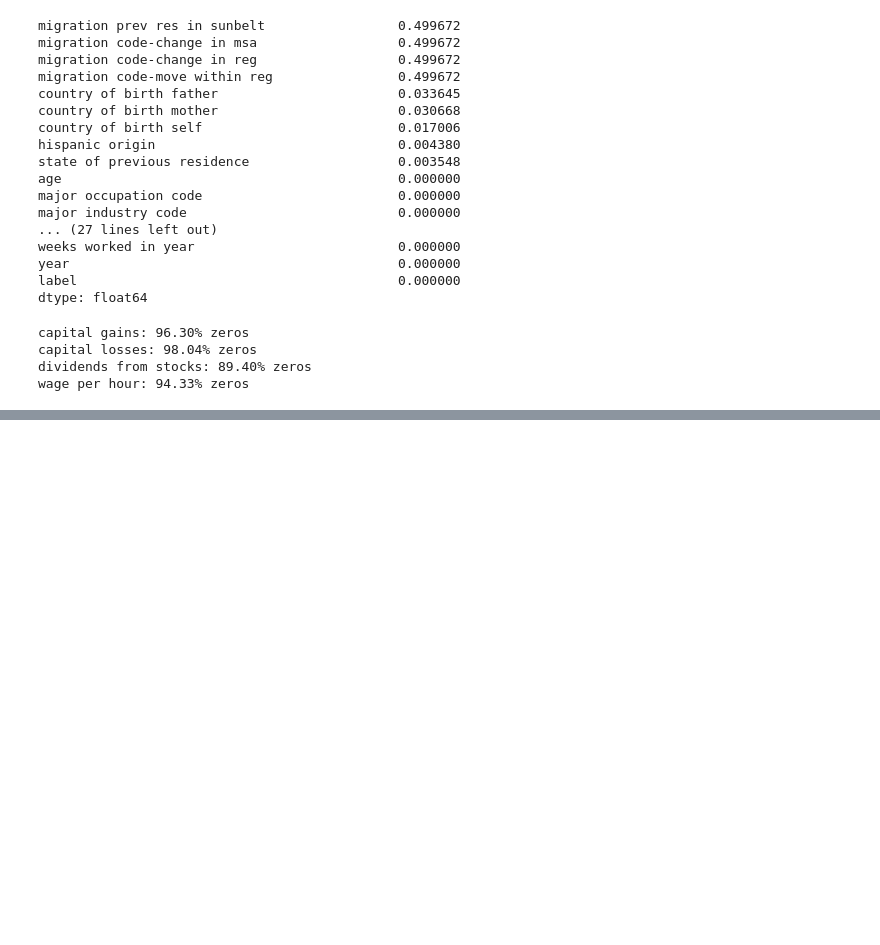
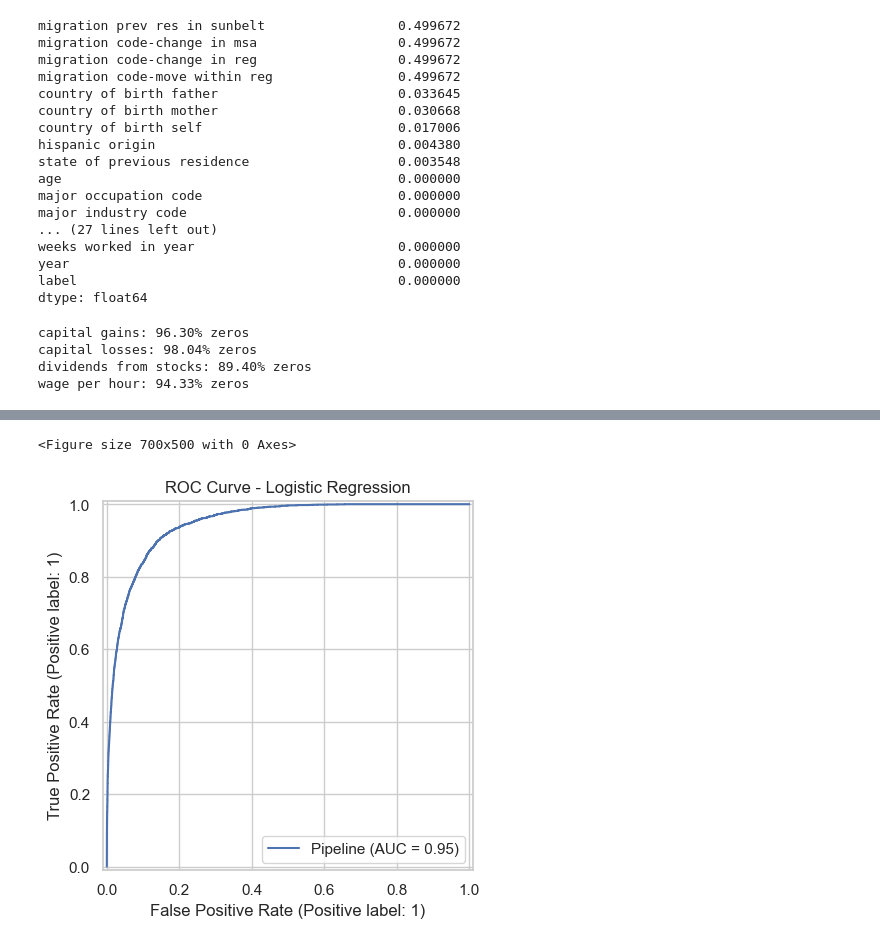
Before and after one commit to EWang229/JPMC_ML_Analysis, a Jupyter notebook: code/modeling.ipynb, the cells around one changed output, grey strips where cells are left out. Saved outputs shown, nothing was run; the diff lists cells and outputs as text; code cells hidden in the pictures; blank space fills up the shorter version.

```diff
--- a/code/modeling.ipynb
+++ b/code/modeling.ipynb
@@ -266,0 +398,36 @@ y = df_model["label"]
+# %%
+from sklearn.model_selection import GridSearchCV
+
+param_grid = [
+    # Grid 1: lbfgs (L2 only)
+    {
+        "model__solver": ["lbfgs"],
+        "model__C": [0.01, 0.1, 1, 10]
+    },
+
+    # Grid 2: saga with L1
+    {
+        "model__solver": ["saga"],
+        "model__penalty": ["l1"],
+        "model__C": [0.01, 0.1, 1, 10]
+    },
+
+    # Grid 3: saga with elastic net
+    {
+        "model__solver": ["saga"],
+        "model__penalty": ["elasticnet"],
+        "model__l1_ratio": [0.3, 0.7],
+        "model__C": [0.01, 0.1, 1]
+    }
+]
+# %%
+grid = GridSearchCV(
+    pipeline,
+    param_grid,
+    cv=5,
+    scoring="roc_auc",
+    n_jobs=-1,
+    return_train_score= True
+)
+
+grid.fit(X_train, y_train, model__sample_weight=w_train)
@@ -266,0 +452,2 @@ y = df_model["label"]
+# %%
+best_model = grid.best_estimator_
@@ -266,0 +504,10 @@ y = df_model["label"]
+# %%
+plt.figure(figsize=(7,5))
+
+RocCurveDisplay.from_estimator(best_model, X_test, y_test)
+
+plt.title("ROC Curve - Logistic Regression")
+plt.show()
+# %% [output]
+<Figure size 700x500 with 0 Axes>
+[figure, added]
```
Also changed, not shown: parts of 34 cells of this notebook, 4 other files.
